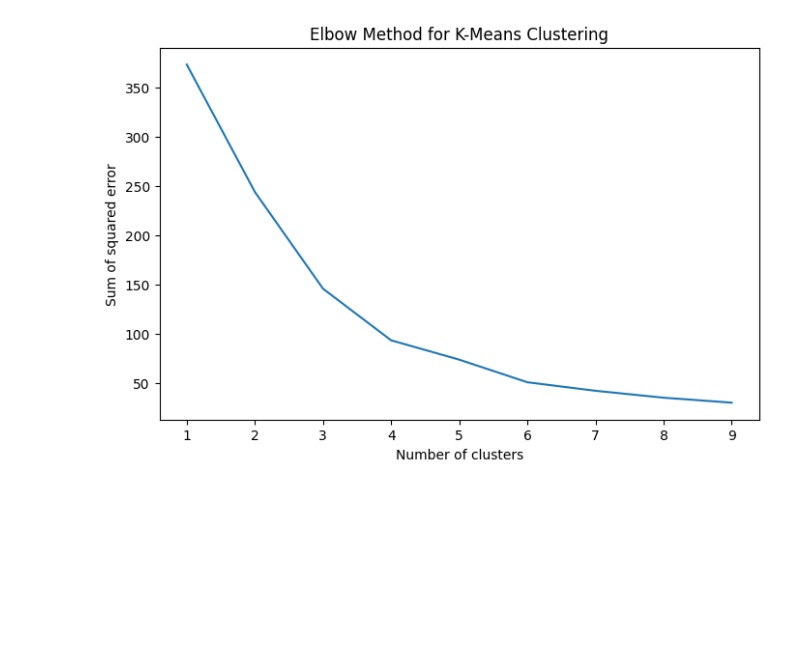
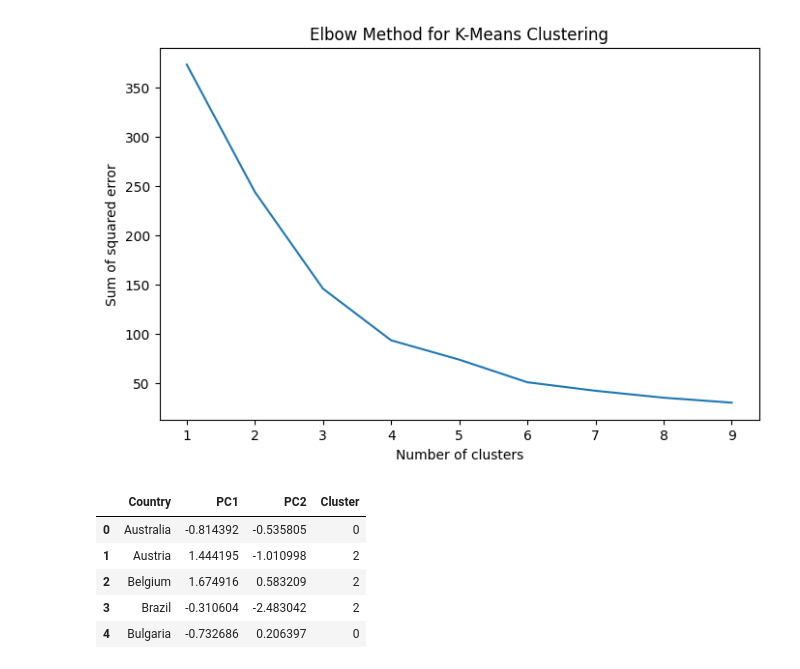
Before and after one commit to RathnamMeghana/DAV_CA1, a Jupyter notebook: index.ipynb, the cells around one changed output. Saved outputs shown, nothing was run; the diff lists cells and outputs as text; code cells hidden in the pictures; blank space fills up the shorter version.

```diff
--- a/index.ipynb
+++ b/index.ipynb
@@ -1531,3 +1531,18 @@ plt.plot(k_range, sse)
 plt.show()
 # %% [output]
 [figure]
+# %%
+# Use four clusters to create broad EV readiness country groups.
+selected_k = 4
+
+km = KMeans(n_clusters=selected_k, random_state=42, n_init="auto")
+pca_df["Cluster"] = km.fit_predict(pca_df[["PC1", "PC2"]])
+
+pca_df[["Country", "PC1", "PC2", "Cluster"]].head()
+# %% [output]
+|  | Country | PC1 | PC2 | Cluster |
+| 0 | Australia | -0.814392 | -0.535805 | 0 |
+| 1 | Austria | 1.444195 | -1.010998 | 2 |
+| 2 | Belgium | 1.674916 | 0.583209 | 2 |
+| 3 | Brazil | -0.310604 | -2.483042 | 2 |
+| 4 | Bulgaria | -0.732686 | 0.206397 | 0 |
```
Also changed, not shown: parts of 3 cells of this notebook.
